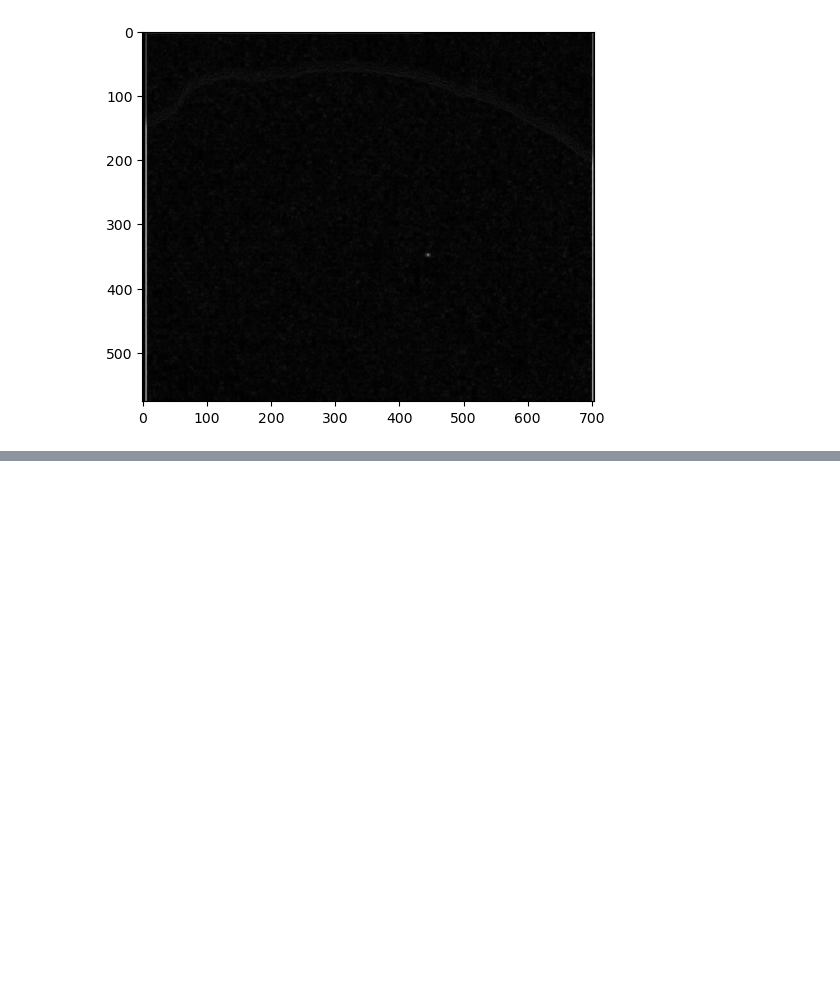
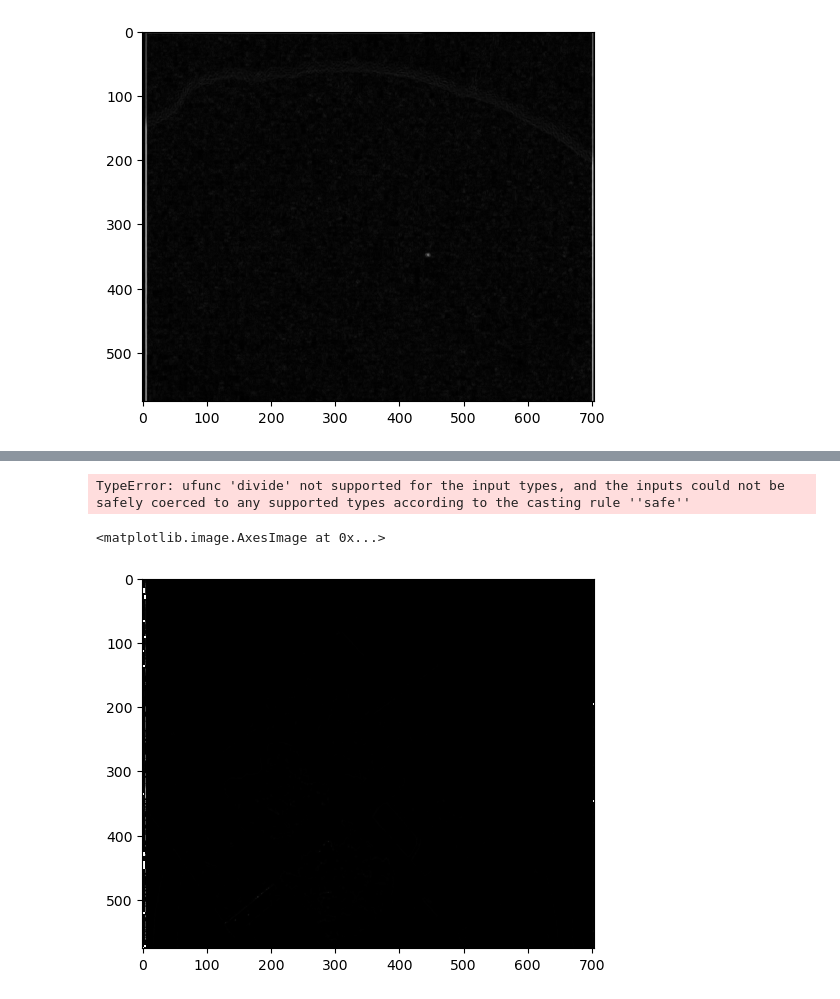
Before and after one commit to muthuganeshece/CVProjects, a Jupyter notebook: SodiumDisposal/Notebook/VisibilityEstimation.ipynb, the cells around one changed output, grey strips where cells are left out. Drawn from its saved outputs; the diff is of its cells as text; code cells hidden in the pictures; blank space fills up the shorter version.

```diff
--- a/SodiumDisposal/Notebook/VisibilityEstimation.ipynb
+++ b/SodiumDisposal/Notebook/VisibilityEstimation.ipynb
@@ -98,8 +98,8 @@ plt.imshow(grad_mag_norm, cmap='gray')
 <matplotlib.image.AxesImage at 0x...>
 [figure]
 # %%
-refimg = Files[0]
-currimg = Files[9]
-ref_gradx, ref_grady, ref_gray = edge_detection(path + "/" + refimg)
+refimg = path + "/" + Files[0]
+currimg = path + "/" + Files[9]
+ref_gradx, ref_grady, ref_gray = edge_detection(refimg)
 
-curr_gradx, curr_grady, curr_gray = edge_detection(path + "/" + currimg)
+curr_gradx, curr_grady, curr_gray = edge_detection(currimg)
@@ -124,3 +105,0 @@ sns.histplot(cv.normalize(ref_grad_mag, None, 0, 255, cv.NORM_MINMAX).flatten())
-# %%
-ref_grad_norm = cv.normalize(ref_grad_mag, None, 0, 255, cv.NORM_MINMAX)
-refimg/ref_grad_norm
@@ -132,0 +126,6 @@ res[res == np.inf] = 1
+# %%
+plot_images2by2
+# %% [output]
+TypeError: ufunc 'divide' not supported for the input types, and the inputs could not be safely coerced to any supported types according to the casting rule ''safe''
+# %%
+res = np.divide(ref_grad_norm, ref_gray.astype('float32'))
@@ -132,0 +134,7 @@ res[res == np.inf] = 1
+# %%
+res[res == np.nan] = 0
+# %%
+plt.imshow(res, cmap='gray')
+# %% [output]
+<matplotlib.image.AxesImage at 0x...>
+[figure, added]
```
Also changed, not shown: parts of 10 cells of this notebook.
